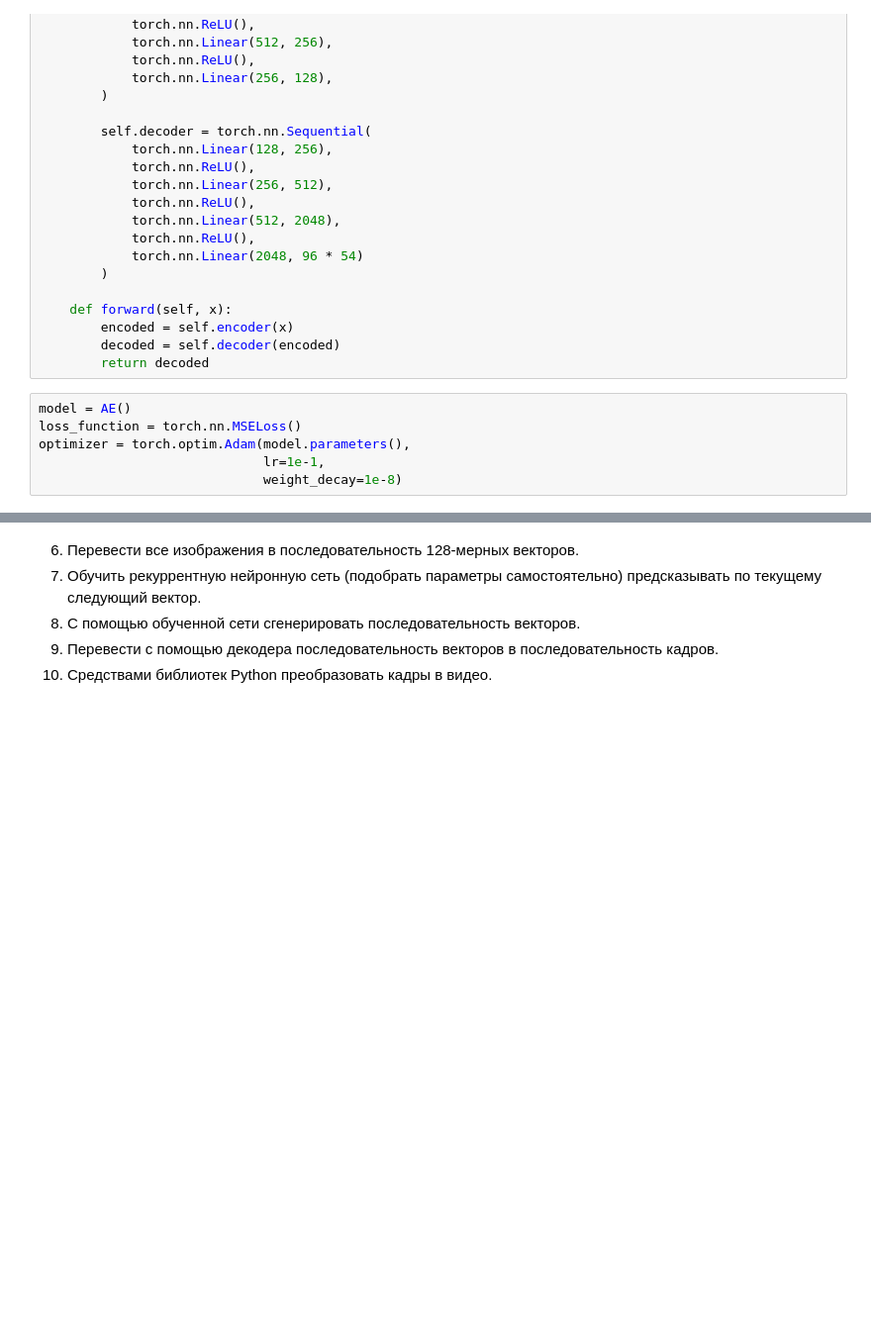
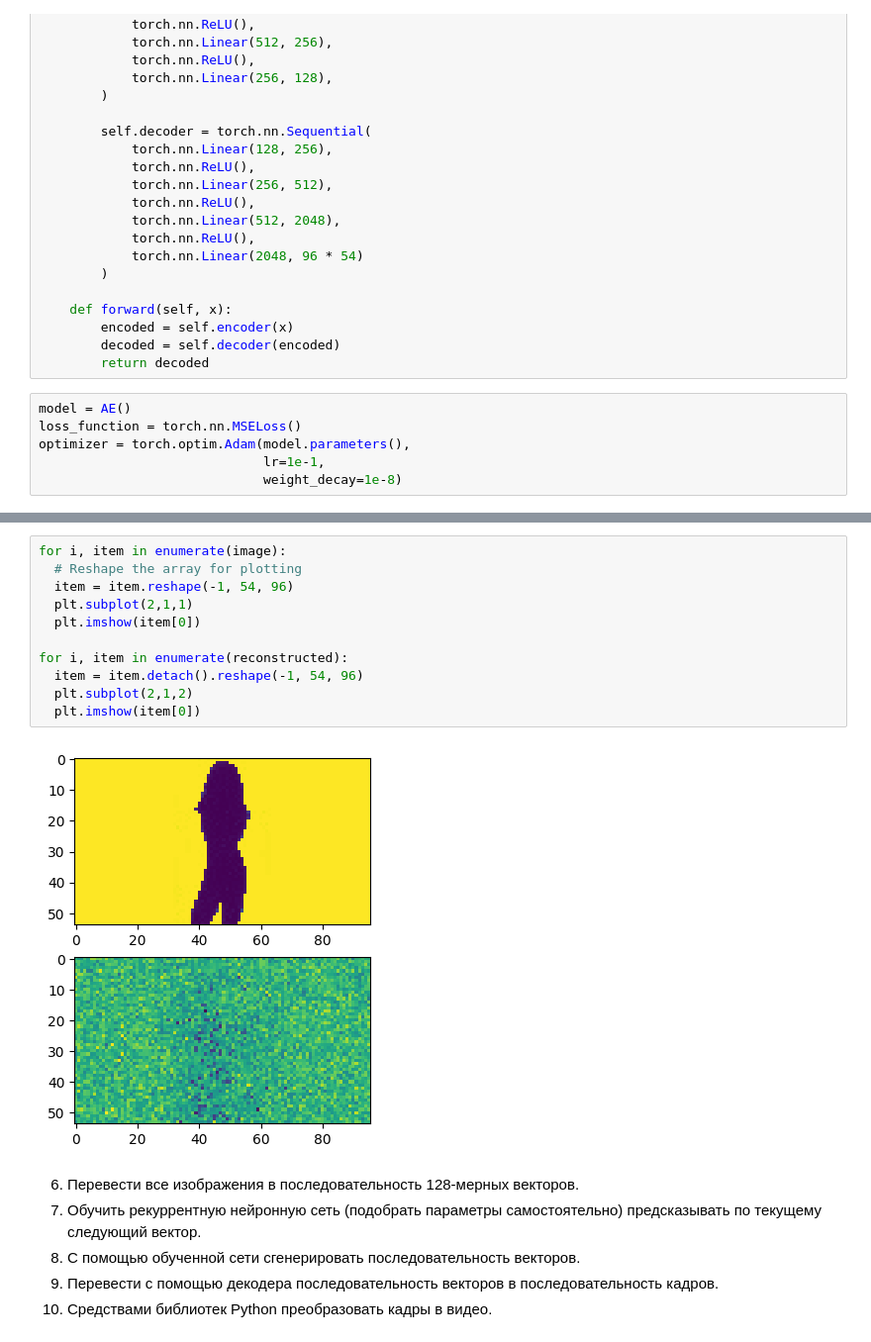
Before and after one commit to ARManakhov/uni_python_setup, a Jupyter notebook: todo/bml_video/BML__2024__video.ipynb, the cells around one changed output, grey strips where cells are left out. Shown at 99% size. Cells and saved outputs as stored; diff of their text form; blank space fills up the shorter version.

```diff
--- a/todo/bml_video/BML__2024__video.ipynb
+++ b/todo/bml_video/BML__2024__video.ipynb
@@ -166,3 +187,16 @@ epoch 0 started
+# %%
+for i, item in enumerate(image):
+  # Reshape the array for plotting
+  item = item.reshape(-1, 54, 96)
+  plt.subplot(2,1,1)
+  plt.imshow(item[0])
+
+for i, item in enumerate(reconstructed):
+  item = item.detach().reshape(-1, 54, 96)
+  plt.subplot(2,1,2)
+  plt.imshow(item[0])
+# %% [output]
+[figure, added]
 # %% [markdown]
 6. Перевести все изображения в последовательность 128-мерных векторов.
 7. Обучить рекуррентную нейронную сеть (подобрать параметры самостоятельно) предсказывать по текущему следующий вектор.
```
Also changed, not shown: parts of 1 cell of this notebook, 1 other file.
